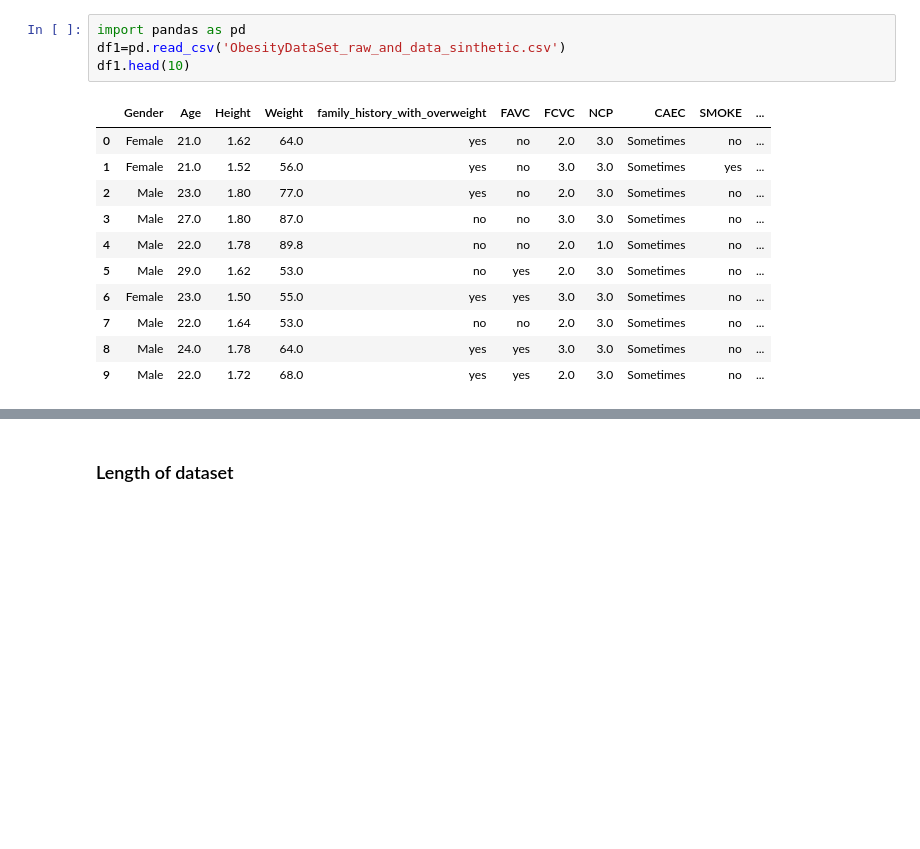
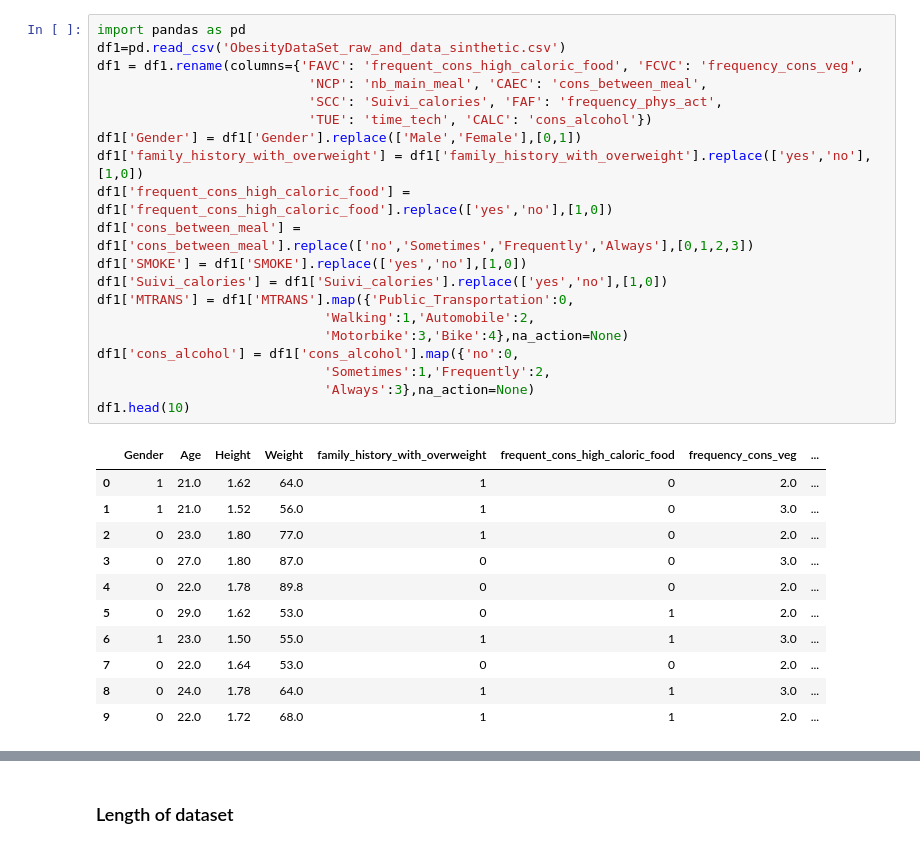
Before and after one commit to owen974/Projet-visualisation-python, a Jupyter notebook: Project Data Visualisation.ipynb, the cells around one changed output, grey strips where cells are left out. Saved outputs shown, nothing was run; the diff lists cells and outputs as text; blank space fills up the shorter version.

```diff
--- a/Project Data Visualisation.ipynb
+++ b/Project Data Visualisation.ipynb
@@ -1,19 +1,35 @@
 # %%
 import pandas as pd
 df1=pd.read_csv('ObesityDataSet_raw_and_data_sinthetic.csv')
+df1 = df1.rename(columns={'FAVC': 'frequent_cons_high_caloric_food', 'FCVC': 'frequency_cons_veg',
+                           'NCP': 'nb_main_meal', 'CAEC': 'cons_between_meal',
+                           'SCC': 'Suivi_calories', 'FAF': 'frequency_phys_act',
+                           'TUE': 'time_tech', 'CALC': 'cons_alcohol'})
+df1['Gender'] = df1['Gender'].replace(['Male','Female'],[0,1])
+df1['family_history_with_overweight'] = df1['family_history_with_overweight'].replace(['yes','no'],[1,0])
+df1['frequent_cons_high_caloric_food'] = df1['frequent_cons_high_caloric_food'].replace(['yes','no'],[1,0])
+df1['cons_between_meal'] = df1['cons_between_meal'].replace(['no','Sometimes','Frequently','Always'],[0,1,2,3])
+df1['SMOKE'] = df1['SMOKE'].replace(['yes','no'],[1,0])
+df1['Suivi_calories'] = df1['Suivi_calories'].replace(['yes','no'],[1,0])
+df1['MTRANS'] = df1['MTRANS'].map({'Public_Transportation':0,
+                             'Walking':1,'Automobile':2,
+                             'Motorbike':3,'Bike':4},na_action=None)
+df1['cons_alcohol'] = df1['cons_alcohol'].map({'no':0,
+                             'Sometimes':1,'Frequently':2,
+                             'Always':3},na_action=None)
 df1.head(10)
 # %% [output]
-|  | Gender | Age | Height | Weight | family_history_with_overweight | FAVC | FCVC | NCP | CAEC | SMOKE | ... |
-| 0 | Female | 21.0 | 1.62 | 64.0 | yes | no | 2.0 | 3.0 | Sometimes | no | ... |
-| 1 | Female | 21.0 | 1.52 | 56.0 | yes | no | 3.0 | 3.0 | Sometimes | yes | ... |
-| 2 | Male | 23.0 | 1.80 | 77.0 | yes | no | 2.0 | 3.0 | Sometimes | no | ... |
-| 3 | Male | 27.0 | 1.80 | 87.0 | no | no | 3.0 | 3.0 | Sometimes | no | ... |
-| 4 | Male | 22.0 | 1.78 | 89.8 | no | no | 2.0 | 1.0 | Sometimes | no | ... |
-| 5 | Male | 29.0 | 1.62 | 53.0 | no | yes | 2.0 | 3.0 | Sometimes | no | ... |
-| 6 | Female | 23.0 | 1.50 | 55.0 | yes | yes | 3.0 | 3.0 | Sometimes | no | ... |
-| 7 | Male | 22.0 | 1.64 | 53.0 | no | no | 2.0 | 3.0 | Sometimes | no | ... |
-| 8 | Male | 24.0 | 1.78 | 64.0 | yes | yes | 3.0 | 3.0 | Sometimes | no | ... |
-| 9 | Male | 22.0 | 1.72 | 68.0 | yes | yes | 2.0 | 3.0 | Sometimes | no | ... |
+|  | Gender | Age | Height | Weight | family_history_with_overweight | frequent_cons_high_caloric_food | frequency_cons_veg | ... |
+| 0 | 1 | 21.0 | 1.62 | 64.0 | 1 | 0 | 2.0 | ... |
+| 1 | 1 | 21.0 | 1.52 | 56.0 | 1 | 0 | 3.0 | ... |
+| 2 | 0 | 23.0 | 1.80 | 77.0 | 1 | 0 | 2.0 | ... |
+| 3 | 0 | 27.0 | 1.80 | 87.0 | 0 | 0 | 3.0 | ... |
+| 4 | 0 | 22.0 | 1.78 | 89.8 | 0 | 0 | 2.0 | ... |
+| 5 | 0 | 29.0 | 1.62 | 53.0 | 0 | 1 | 2.0 | ... |
+| 6 | 1 | 23.0 | 1.50 | 55.0 | 1 | 1 | 3.0 | ... |
+| 7 | 0 | 22.0 | 1.64 | 53.0 | 0 | 0 | 2.0 | ... |
+| 8 | 0 | 24.0 | 1.78 | 64.0 | 1 | 1 | 3.0 | ... |
+| 9 | 0 | 22.0 | 1.72 | 68.0 | 1 | 1 | 2.0 | ... |
 # %%
 df1.tail(10)
 # %% [output]
```
Also changed, not shown: parts of 9 cells of this notebook.
